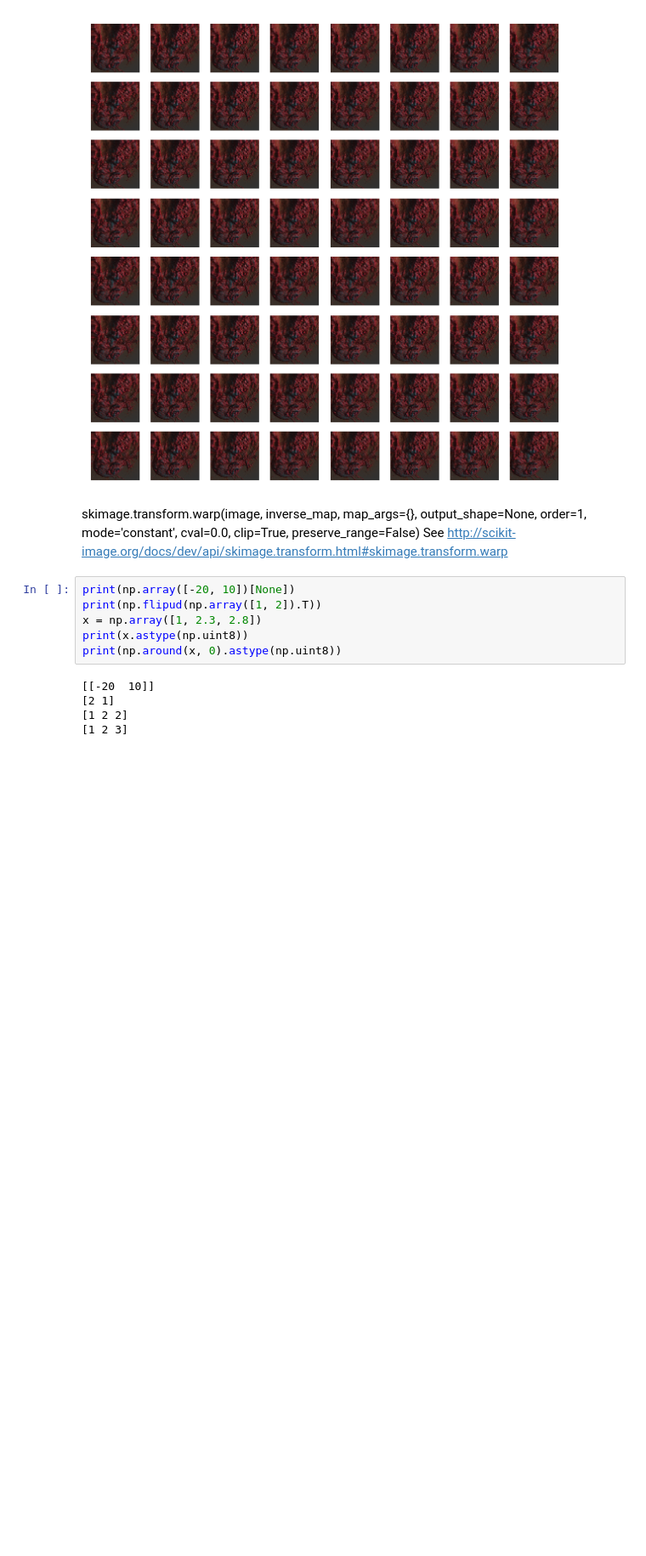
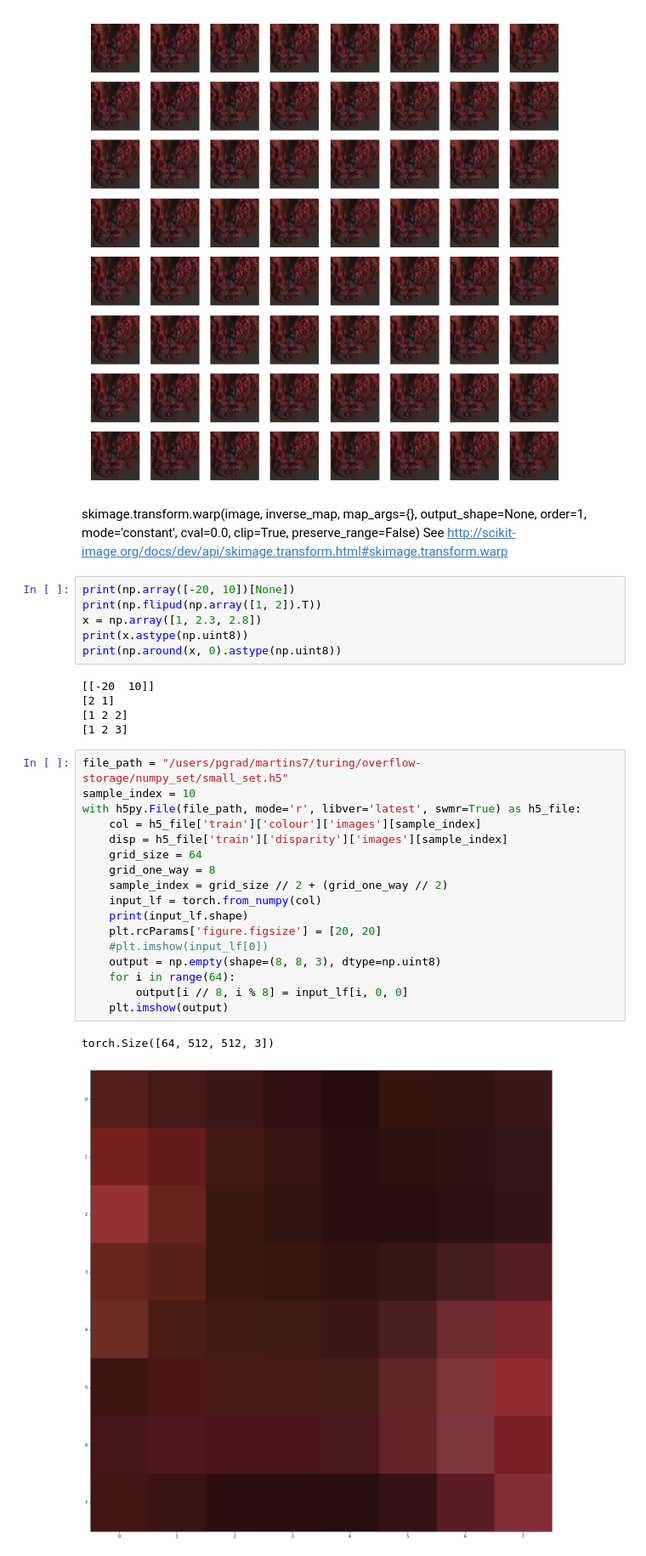
Before and after one commit to seankmartin/LF_View_Synthesis, a Jupyter notebook: Notebooks/Warping.ipynb, the cells around one changed output. Shown at 85% size. Drawn from its saved outputs; the diff is of its cells as text; blank space fills up the shorter version.

Commit message:
Added code for remapping image

```diff
--- a/Notebooks/Warping.ipynb
+++ b/Notebooks/Warping.ipynb
@@ -423,3 +423,23 @@ print(np.around(x, 0).astype(np.uint8))
 [2 1]
 [1 2 2]
 [1 2 3]
+# %%
+file_path = "/users/pgrad/martins7/turing/overflow-storage/numpy_set/small_set.h5"
+sample_index = 10
+with h5py.File(file_path, mode='r', libver='latest', swmr=True) as h5_file:
+    col = h5_file['train']['colour']['images'][sample_index]
+    disp = h5_file['train']['disparity']['images'][sample_index]
+    grid_size = 64
+    grid_one_way = 8
+    sample_index = grid_size // 2 + (grid_one_way // 2)
+    input_lf = torch.from_numpy(col)
+    print(input_lf.shape)
+    plt.rcParams['figure.figsize'] = [20, 20]
+    #plt.imshow(input_lf[0])
+    output = np.empty(shape=(8, 8, 3), dtype=np.uint8)
+    for i in range(64):
+        output[i // 8, i % 8] = input_lf[i, 0, 0]
+    plt.imshow(output)
+# %% [output]
+torch.Size([64, 512, 512, 3])
+[figure, added]
```
Also changed, not shown: parts of 4 cells of this notebook.
